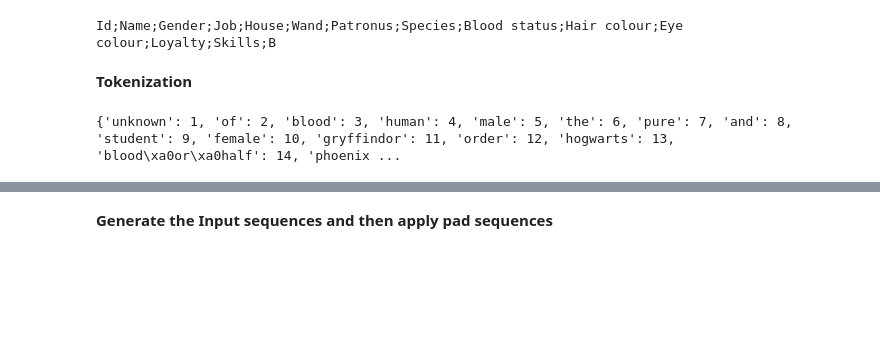
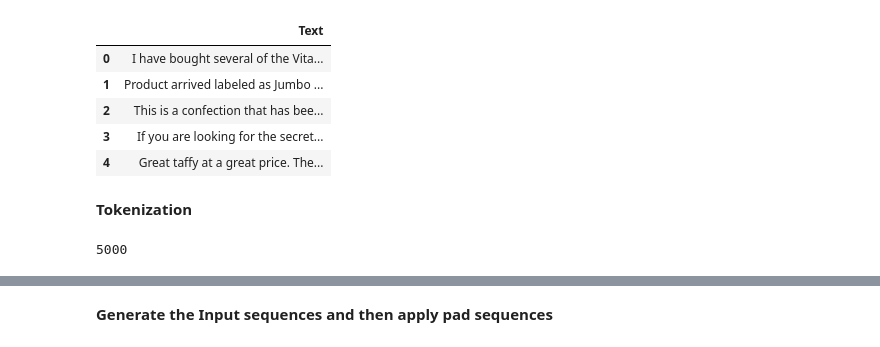
Before and after one commit to rohini-th/Ai, a Jupyter notebook: Final_project.ipynb, the cells around one changed output, grey strips where cells are left out. Saved outputs shown, nothing was run; the diff lists cells and outputs as text; code cells hidden in the pictures; blank space fills up the shorter version.

```diff
--- a/Final_project.ipynb
+++ b/Final_project.ipynb
@@ -18,4 +15,14 @@ with open(r"/content/Characters.csv","r") as file:
-# %%
-print(data[:100])
-# %% [output]
-﻿Id;Name;Gender;Job;House;Wand;Patronus;Species;Blood status;Hair colour;Eye colour;Loyalty;Skills;B
+# %%
+
+df = pd.read_csv("/content/Reviews.csv", usecols=["Text"])
+
+df = df.head(3000)
+
+df.head()
+# %% [output]
+|  | Text |
+| 0 | I have bought several of the Vita... |
+| 1 | Product arrived labeled as Jumbo ... |
+| 2 | This is a confection that has bee... |
+| 3 | If you are looking for the secret... |
+| 4 | Great taffy at a great price. The... |
@@ -22,12 +44,13 @@ print(data[:100])
 # %% [markdown]
 **Tokenization**
 # %%
-tokenizer = Tokenizer()
-tokenizer.fit_on_texts([data])
+tokenizer = Tokenizer(num_words=5000, oov_token="<OOV>")
+tokenizer.fit_on_texts(df["Text"])
 
-print(tokenizer.word_index)
+total_words = 5000
+print(total_words)
 # %% [output]
-{'unknown': 1, 'of': 2, 'blood': 3, 'human': 4, 'male': 5, 'the': 6, 'pure': 7, 'and': 8, 'student': 9, 'female': 10, 'gryffindor': 11, 'order': 12, 'hogwarts': 13, 'blood\xa0or\xa0half': 14, 'phoenix ...
+5000
 # %%
 print(len(tokenizer.word_index)+1)
 # %% [output]
```
Also changed, not shown: parts of 26 cells of this notebook.
